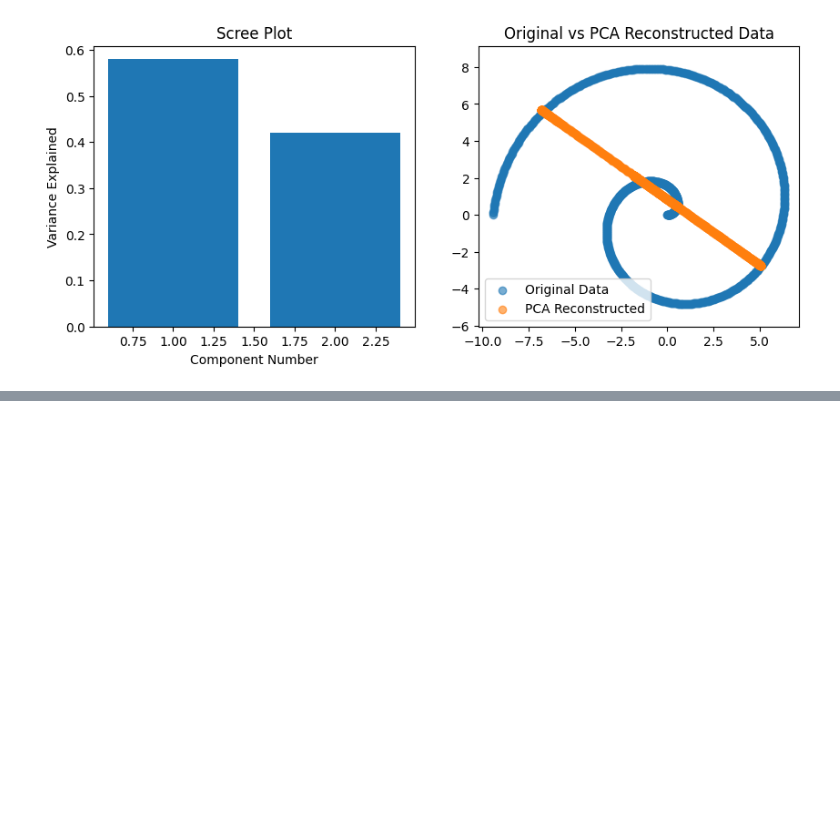
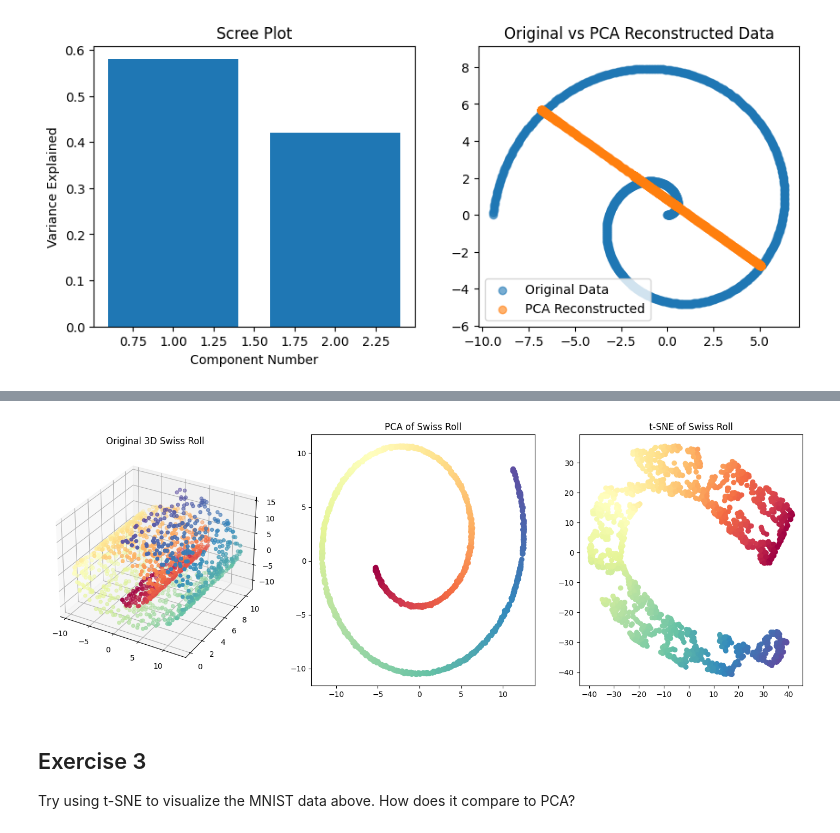
Before and after one commit to IST407-707/707-week4-lab-dimensionality-reduction, a Jupyter notebook: week4-lab-lecture.ipynb, the cells around one changed output, grey strips where cells are left out. Cells and saved outputs as stored; diff of their text form; code cells hidden in the pictures; blank space fills up the shorter version.

```diff
--- a/week4-lab-lecture.ipynb
+++ b/week4-lab-lecture.ipynb
@@ -720,0 +543,43 @@ Accuracy after PCA: 0.73
+# %%
+from mpl_toolkits.mplot3d import Axes3D
+
+# Create Swiss Roll data
+n_samples = 1500
+noise = 0.05
+X, color = make_swiss_roll(n_samples, noise=noise)
+# Make it thinner
+X[:, 1] *= .5
+
+# Apply PCA
+pca = PCA(n_components=2)
+X_pca = pca.fit_transform(X)
+
+# Apply t-SNE
+tsne = TSNE(n_components=2, random_state=0)
+X_tsne = tsne.fit_transform(X)
+
+# Visualization
+fig = plt.figure(figsize=(18, 6))
+
+# 3D Swiss Roll
+ax0 = fig.add_subplot(131, projection='3d')
+ax0.scatter(X[:, 0], X[:, 1], X[:, 2], c=color, cmap=plt.cm.Spectral)
+ax0.set_title("Original 3D Swiss Roll")
+
+# PCA
+ax1 = fig.add_subplot(132)
+ax1.scatter(X_pca[:, 0], X_pca[:, 1], c=color, cmap=plt.cm.Spectral)
+ax1.set_title("PCA of Swiss Roll")
+
+# t-SNE
+ax2 = fig.add_subplot(133)
+ax2.scatter(X_tsne[:, 0], X_tsne[:, 1], c=color, cmap=plt.cm.Spectral)
+ax2.set_title("t-SNE of Swiss Roll")
+
+plt.show()
+# %% [output]
+[figure, added]
+# %% [markdown]
+## Exercise 3
+
+Try using t-SNE to visualize the MNIST data above.  How does it compare to PCA?
```
Also changed, not shown: parts of 15 cells of this notebook.
